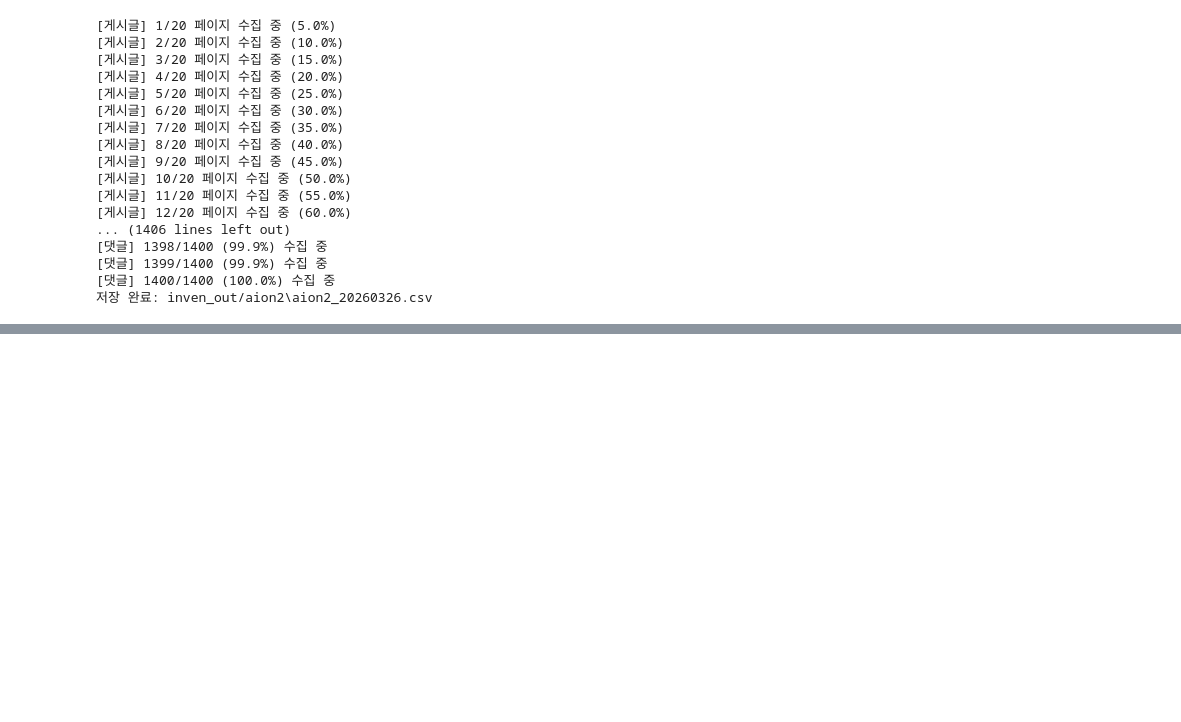
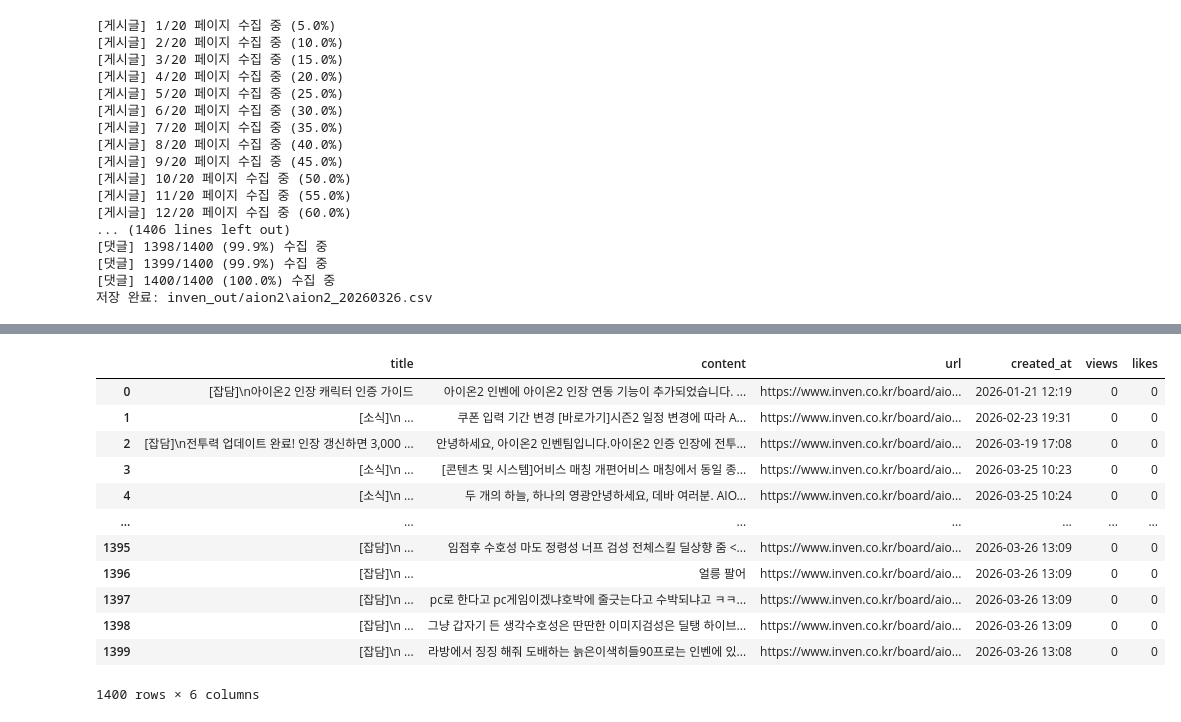
Before and after one commit to SsongSeta/Control_Defines_Difficulty, a Jupyter notebook: 1_code/01_2_collect_invendata.ipynb, the cells around one changed output, grey strips where cells are left out. Saved outputs shown, nothing was run; the diff lists cells and outputs as text; code cells hidden in the pictures; blank space fills up the shorter version.

```diff
--- a/1_code/01_2_collect_invendata.ipynb
+++ b/1_code/01_2_collect_invendata.ipynb
@@ -385,3 +550,26 @@ print(f"저장 완료: {filename}")
+# %%
+# 기존 댓글 컬럼 삭제 (있을 경우만)
+cols_to_drop = [col for col in ["comment", "comment_count"] if col in aion_df.columns]
+aion_df = aion_df.drop(columns=cols_to_drop)
+# %%
+# content → comment로 이름 변경
+aion_df = aion_df.rename(columns={"comment": "content"})
+# %%
+aion_df
+# %% [output]
+|  | title | content | url | created_at | views | likes |
+| 0 | [잡담]\n아이온2 인장 캐릭터 인증 가이드 | 아이온2 인벤에 아이온2 인장 연동 기능이 추가되었습니다. ... | https://www.inven.co.kr/board/aio... | 2026-01-21 12:19 | 0 | 0 |
+| 1 | [소식]\n ... | 쿠폰 입력 기간 변경 [바로가기]시즌2 일정 변경에 따라 A... | https://www.inven.co.kr/board/aio... | 2026-02-23 19:31 | 0 | 0 |
+| 2 | [잡담]\n전투력 업데이트 완료! 인장 갱신하면 3,000 ... | 안녕하세요, 아이온2 인벤팀입니다.아이온2 인증 인장에 전투... | https://www.inven.co.kr/board/aio... | 2026-03-19 17:08 | 0 | 0 |
+| 3 | [소식]\n ... | [콘텐츠 및 시스템]어비스 매칭 개편어비스 매칭에서 동일 종... | https://www.inven.co.kr/board/aio... | 2026-03-25 10:23 | 0 | 0 |
+| 4 | [소식]\n ... | 두 개의 하늘, 하나의 영광안녕하세요, 데바 여러분. AIO... | https://www.inven.co.kr/board/aio... | 2026-03-25 10:24 | 0 | 0 |
+| ... | ... | ... | ... | ... | ... | ... |
+| 1395 | [잡담]\n ... | 임점후 수호성 마도 정령성 너프 검성 전체스킬 딜상향 줌 <... | https://www.inven.co.kr/board/aio... | 2026-03-26 13:09 | 0 | 0 |
+| 1396 | [잡담]\n ... | 얼릉 팔어 | https://www.inven.co.kr/board/aio... | 2026-03-26 13:09 | 0 | 0 |
+| 1397 | [잡담]\n ... | pc로 한다고 pc게임이겠냐호박에 줄긋는다고 수박되냐고 ㅋㅋ... | https://www.inven.co.kr/board/aio... | 2026-03-26 13:09 | 0 | 0 |
+| 1398 | [잡담]\n ... | 그냥 갑자기 든 생각수호성은 딴딴한 이미지검성은 딜탱 하이브... | https://www.inven.co.kr/board/aio... | 2026-03-26 13:09 | 0 | 0 |
+| 1399 | [잡담]\n ... | 라방에서 징징 해줘 도배하는 늙은이색히들90프로는 인벤에 있... | https://www.inven.co.kr/board/aio... | 2026-03-26 13:08 | 0 | 0 |
+1400 rows × 6 columns
 # %%
 # 한 파일로 합치기
 
```
Also changed, not shown: parts of 9 cells of this notebook, 3 other files.
